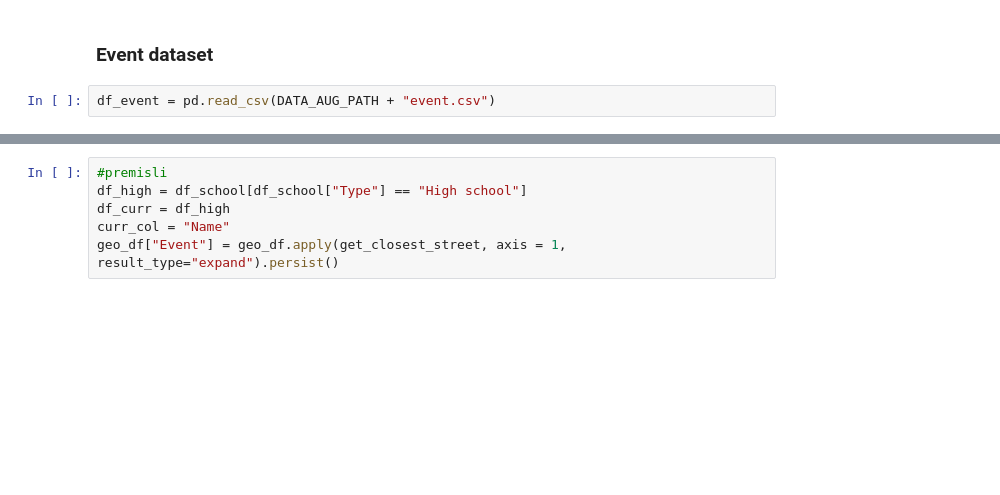
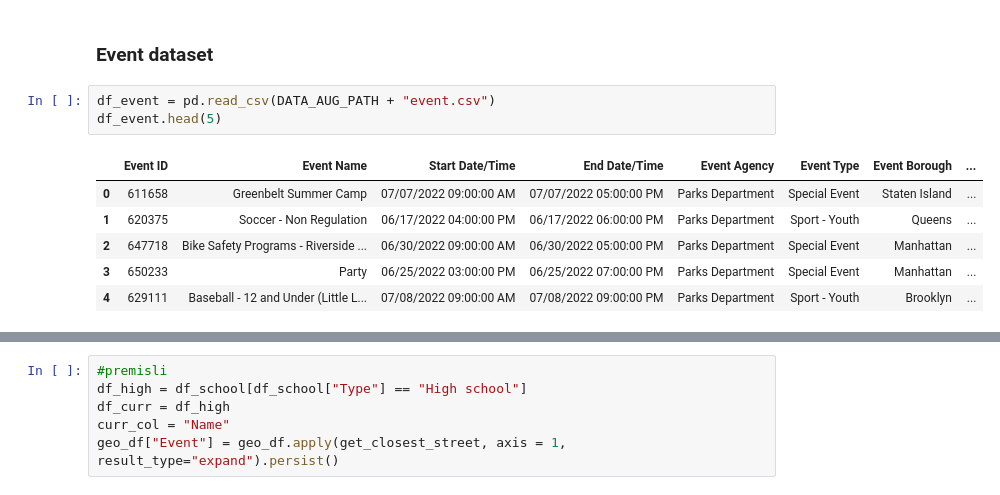
Before and after one commit to pushkill/BD_project, a Jupyter notebook: Exploration.ipynb, the cells around one changed output, grey strips where cells are left out. Cells and saved outputs as stored; diff of their text form; blank space fills up the shorter version.

```diff
--- a/Exploration.ipynb
+++ b/Exploration.ipynb
@@ -447,3 +447,11 @@ df_merged = df.merge(df_weather, on='Date', how='left').persist()
 ### Event dataset
 # %%
 df_event = pd.read_csv(DATA_AUG_PATH + "event.csv")
+df_event.head(5)
+# %% [output]
+|  | Event ID | Event Name | Start Date/Time | End Date/Time | Event Agency | Event Type | Event Borough | ... |
+| 0 | 611658 | Greenbelt Summer Camp | 07/07/2022 09:00:00 AM | 07/07/2022 05:00:00 PM | Parks Department | Special Event | Staten Island | ... |
+| 1 | 620375 | Soccer - Non Regulation | 06/17/2022 04:00:00 PM | 06/17/2022 06:00:00 PM | Parks Department | Sport - Youth | Queens | ... |
+| 2 | 647718 | Bike Safety Programs - Riverside ... | 06/30/2022 09:00:00 AM | 06/30/2022 05:00:00 PM | Parks Department | Special Event | Manhattan | ... |
+| 3 | 650233 | Party | 06/25/2022 03:00:00 PM | 06/25/2022 07:00:00 PM | Parks Department | Special Event | Manhattan | ... |
+| 4 | 629111 | Baseball - 12 and Under (Little L... | 07/08/2022 09:00:00 AM | 07/08/2022 09:00:00 PM | Parks Department | Sport - Youth | Brooklyn | ... |
```
Also changed, not shown: parts of 6 cells of this notebook, 1 other file.
